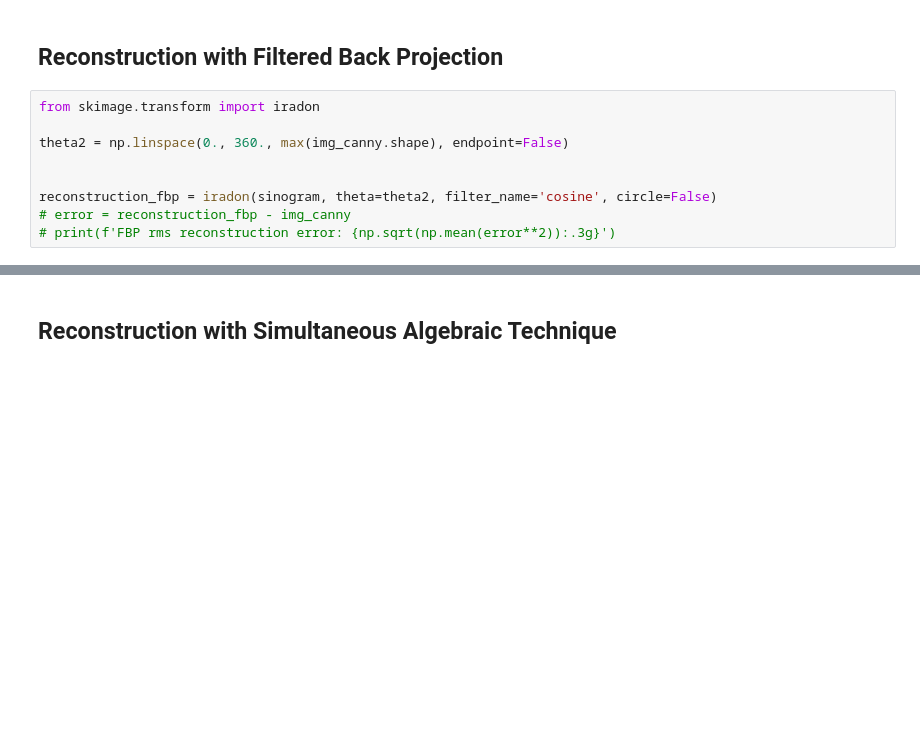
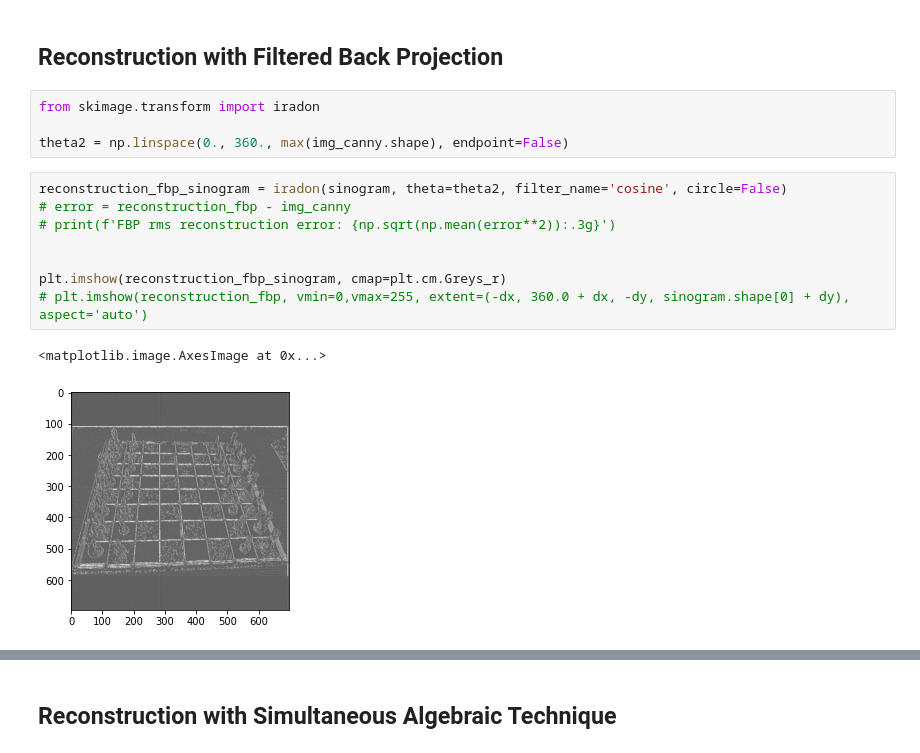
Before and after one commit to SamRapier/DigitisingChess, a Jupyter notebook: ChessBoardGridSegmentation.ipynb, the cells around one changed output, grey strips where cells are left out. Drawn from its saved outputs; the diff is of its cells as text; blank space fills up the shorter version.

```diff
--- a/ChessBoardGridSegmentation.ipynb
+++ b/ChessBoardGridSegmentation.ipynb
@@ -770,8 +769,14 @@ for x,y in peakCoords:
 from skimage.transform import iradon
 
 theta2 = np.linspace(0., 360., max(img_canny.shape), endpoint=False)
-
-
-reconstruction_fbp = iradon(sinogram, theta=theta2, filter_name='cosine', circle=False)
-# error = reconstruction_fbp - img_canny
-# print(f'FBP rms reconstruction error: {np.sqrt(np.mean(error**2)):.3g}')
+# %%
+reconstruction_fbp_sinogram = iradon(sinogram, theta=theta2, filter_name='cosine', circle=False)
+# error = reconstruction_fbp - img_canny
+# print(f'FBP rms reconstruction error: {np.sqrt(np.mean(error**2)):.3g}')
+
+
+plt.imshow(reconstruction_fbp_sinogram, cmap=plt.cm.Greys_r)
+# plt.imshow(reconstruction_fbp, vmin=0,vmax=255, extent=(-dx, 360.0 + dx, -dy, sinogram.shape[0] + dy), aspect='auto')
+# %% [output]
+<matplotlib.image.AxesImage at 0x...>
+[figure, added]
```
Also changed, not shown: parts of 49 cells of this notebook.
